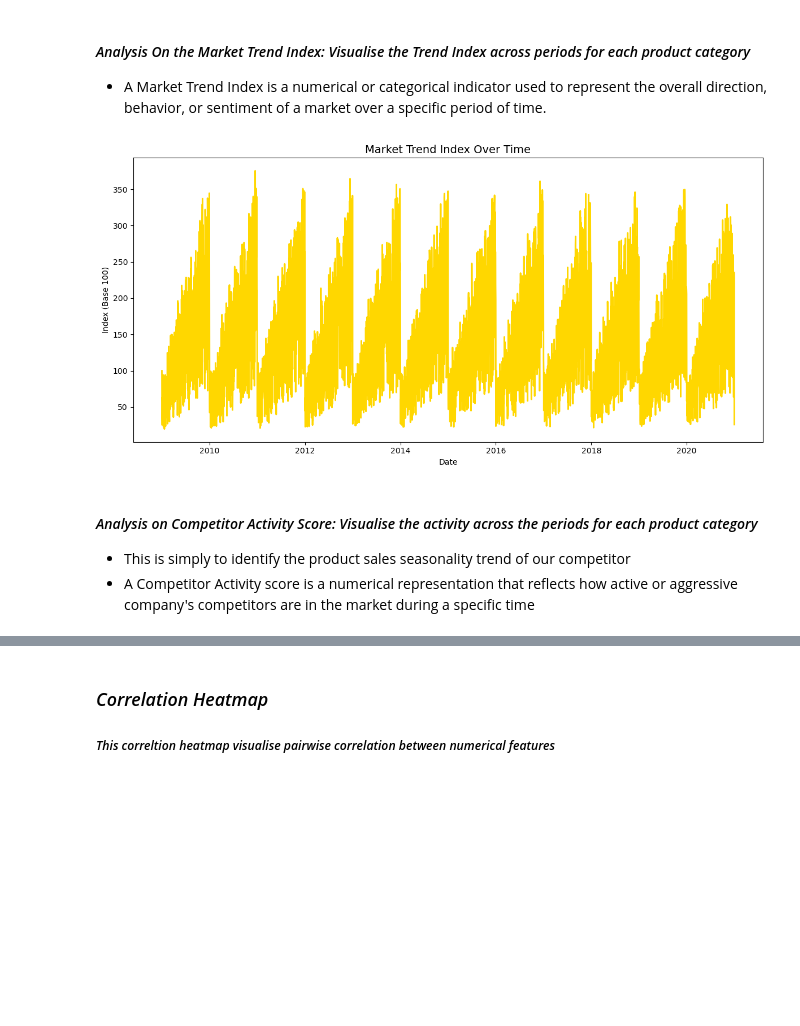
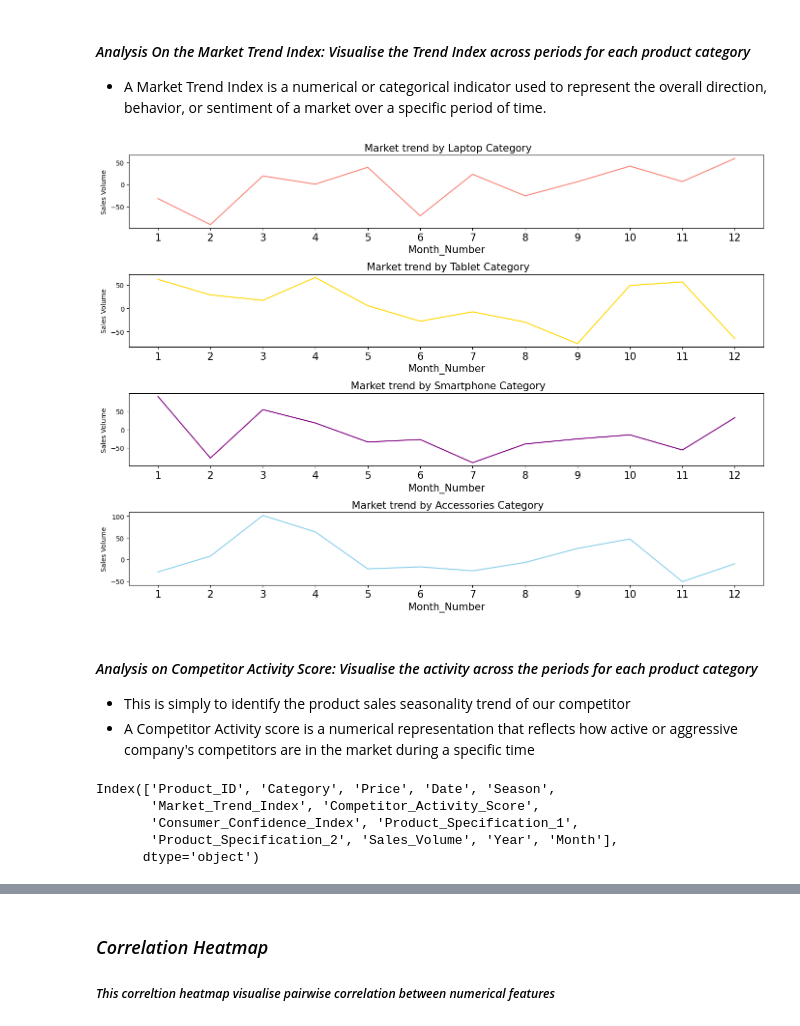
Before and after one commit to abahjohn0411/ElectroTech-Sales-Forecast, a Jupyter notebook: EDA/Analysis.ipynb, the cells around one changed output, grey strips where cells are left out. Saved outputs shown, nothing was run; the diff lists cells and outputs as text; code cells hidden in the pictures; blank space fills up the shorter version.

```diff
--- a/EDA/Analysis.ipynb
+++ b/EDA/Analysis.ipynb
@@ -249,31 +218,46 @@ subset
 # %% [markdown]
 #### *Analysis On the Market Trend Index: Visualise the Trend Index across periods for each product category*
 - A Market Trend Index is a numerical or categorical indicator used to represent the overall direction, behavior, or sentiment of a market over a specific period of time.
-# %%
-market_trend = df.copy()
-
-
-market_trend['Date'] = pd.to_datetime(market_trend['Date'])
-
-trend_by_date = market_trend.groupby('Date')['Sales_Volume'].sum().reset_index()
-
-# Normalize to create index (base = 100 at first month)
-trend_by_date['Market_Trend_Index'] = (
-    trend_by_date['Sales_Volume'] / trend_by_date['Sales_Volume'].iloc[0] * 100
-)
-
-# Plotting
-plt.figure(figsize=(12,6))
-plt.plot(trend_by_date['Date'], trend_by_date['Market_Trend_Index'], color='gold', linewidth=2)
-plt.title('Market Trend Index Over Time', fontsize=14)
-plt.xlabel('Date')
-plt.ylabel('Index (Base 100)')
-
-plt.tight_layout()
-plt.show()
-# %% [output]
-[figure, removed]
+# %%
+colors = {
+    'Accessories': 'skyblue',
+    'Laptop': 'salmon',
+    'Smartphone': 'purple',
+    'Tablet': 'gold'
+}
+categories = df['Category'].unique().tolist() # Select up to 4 categories
+
+plt.figure(figsize=(14, 10))
+
+for i, cat in enumerate(categories):
+    subset = df[df['Category'] == cat].copy()
+    subset['Month'] = pd.to_datetime(subset['Date']).dt.month
+
+
+    # Aggregate Market Trend
+    monthly_market_trend = subset.groupby('Month')['Market_Trend_Index'].sum().sort_index()
+
+    # Create subplot
+    plt.subplot(4, 1, i + 1)
+    plt.plot(monthly_market_trend.index.astype(str), monthly_market_trend.values, color = colors.get(cat, 'viridis'))
+    plt.title(f" Market trend by {cat} Category", fontsize = 15)
+    plt.xlabel('Month_Number', fontsize= 15)
+    plt.ylabel('Sales Volume')
+    plt.xticks(rotation = 0, fontsize=15)
+
+plt.tight_layout()
+plt.show()
+# %% [output]
+[figure, added]
 # %% [markdown]
 #### *Analysis on Competitor Activity Score: Visualise the activity across the periods for each product category*
 - This is simply to identify the product sales seasonality trend of our competitor
 - A Competitor Activity score is a numerical representation that reflects how active or aggressive company's competitors are in the market during a specific time
+# %%
+df.columns
+# %% [output]
+Index(['Product_ID', 'Category', 'Price', 'Date', 'Season',
+       'Market_Trend_Index', 'Competitor_Activity_Score',
+       'Consumer_Confidence_Index', 'Product_Specification_1',
+       'Product_Specification_2', 'Sales_Volume', 'Year', 'Month'],
+      dtype='object')
```
Also changed, not shown: parts of 8 cells of this notebook, 1 other file.
